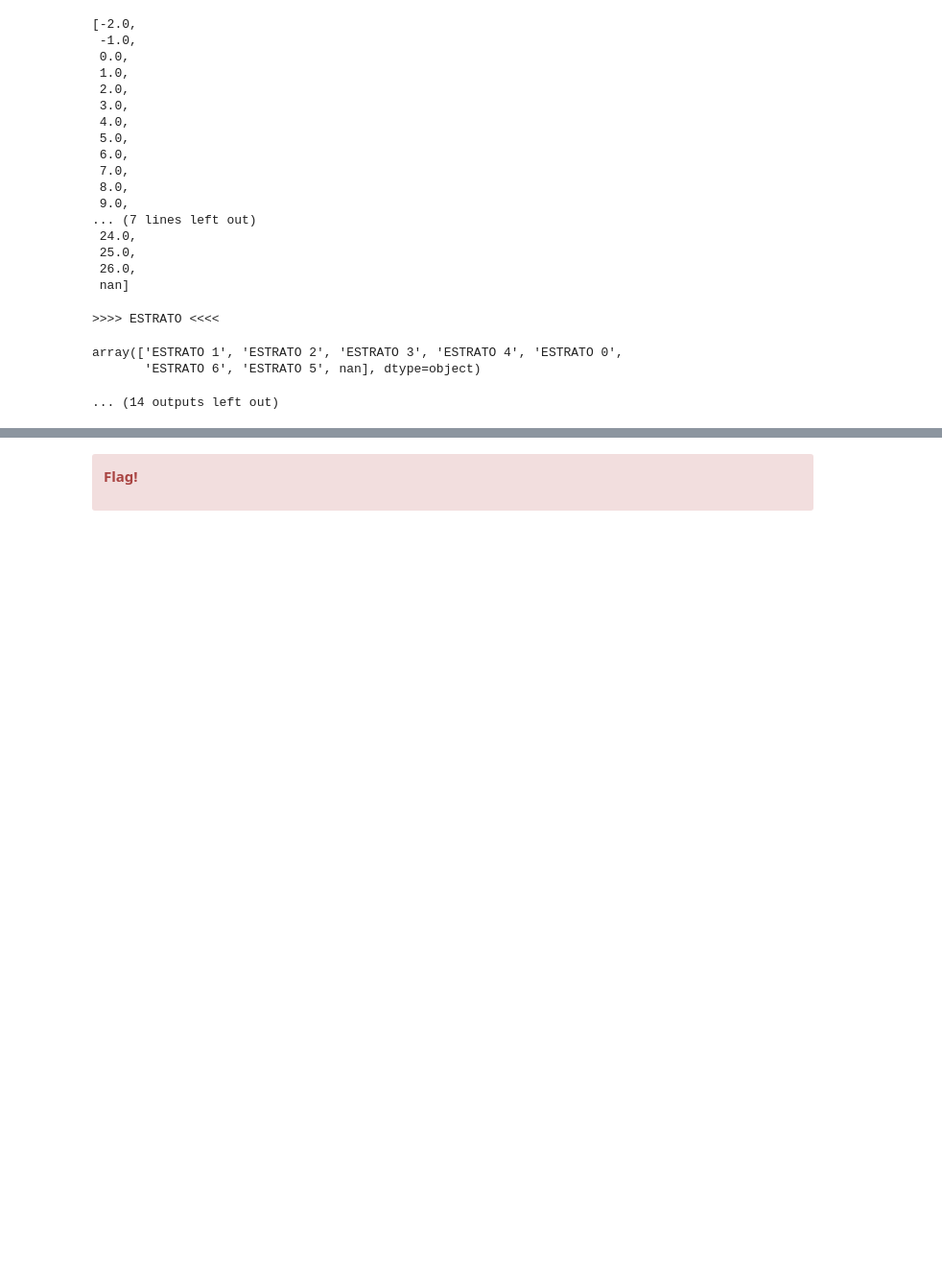
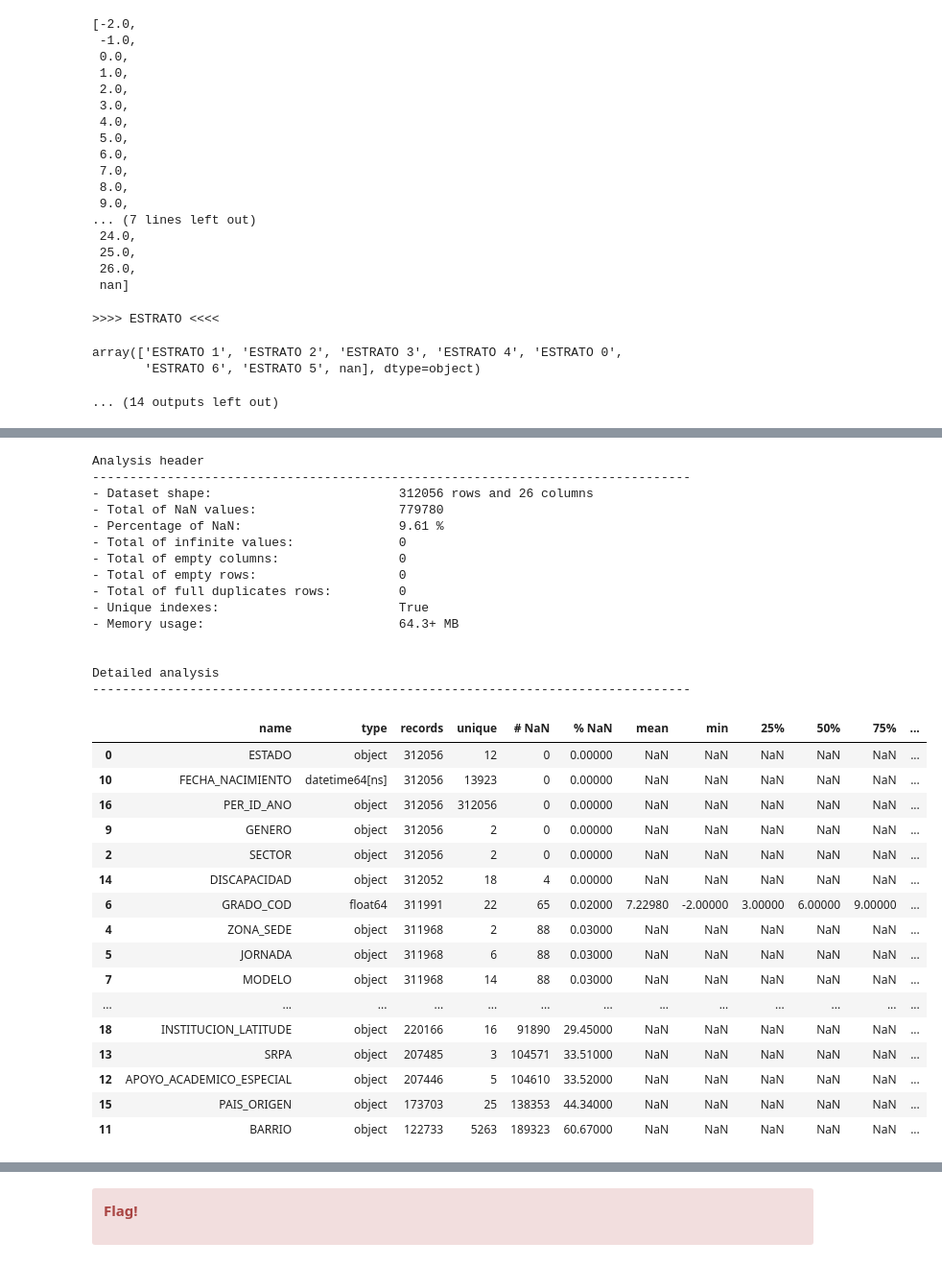
Before and after one commit to samirhinojosa/school-dropout-in-sogamoso, a Jupyter notebook: notebooks/school_dropout_eda - 07062022.ipynb, the cells around one changed output, grey strips where cells are left out. Shown: that part at 96% size. Cells and saved outputs as stored; diff of their text form; code cells hidden in the pictures; blank space fills up the shorter version.

```diff
--- a/notebooks/school_dropout_eda - 07062022.ipynb
+++ b/notebooks/school_dropout_eda - 07062022.ipynb
@@ -713,0 +1063,39 @@ NameError: name 'C' is not defined
+# %%
+df_students = df_temp.copy()
+# %%
+df_students = pd.merge(df_students, df_schools_MEN, on="INSTITUCION", how="left")
+# %%
+df_analysis(df_students, analysis_type="complete")
+# %% [output]
+Analysis header
+--------------------------------------------------------------------------------
+- Dataset shape:                         312056 rows and 26 columns
+- Total of NaN values:                   779780
+- Percentage of NaN:                     9.61 %
+- Total of infinite values:              0
+- Total of empty columns:                0
+- Total of empty rows:                   0
+- Total of full duplicates rows:         0
+- Unique indexes:                        True
+- Memory usage:                          64.3+ MB
+
+
+Detailed analysis
+--------------------------------------------------------------------------------
+|  | name | type | records | unique | # NaN | % NaN | mean | min | 25% | 50% | 75% | ... |
+| 0 | ESTADO | object | 312056 | 12 | 0 | 0.00000 | NaN | NaN | NaN | NaN | NaN | ... |
+| 10 | FECHA_NACIMIENTO | datetime64[ns] | 312056 | 13923 | 0 | 0.00000 | NaN | NaN | NaN | NaN | NaN | ... |
+| 16 | PER_ID_ANO | object | 312056 | 312056 | 0 | 0.00000 | NaN | NaN | NaN | NaN | NaN | ... |
+| 9 | GENERO | object | 312056 | 2 | 0 | 0.00000 | NaN | NaN | NaN | NaN | NaN | ... |
+| 2 | SECTOR | object | 312056 | 2 | 0 | 0.00000 | NaN | NaN | NaN | NaN | NaN | ... |
+| 14 | DISCAPACIDAD | object | 312052 | 18 | 4 | 0.00000 | NaN | NaN | NaN | NaN | NaN | ... |
+| 6 | GRADO_COD | float64 | 311991 | 22 | 65 | 0.02000 | 7.22980 | -2.00000 | 3.00000 | 6.00000 | 9.00000 | ... |
+| 4 | ZONA_SEDE | object | 311968 | 2 | 88 | 0.03000 | NaN | NaN | NaN | NaN | NaN | ... |
+| 5 | JORNADA | object | 311968 | 6 | 88 | 0.03000 | NaN | NaN | NaN | NaN | NaN | ... |
+| 7 | MODELO | object | 311968 | 14 | 88 | 0.03000 | NaN | NaN | NaN | NaN | NaN | ... |
+| ... | ... | ... | ... | ... | ... | ... | ... | ... | ... | ... | ... | ... |
+| 18 | INSTITUCION_LATITUDE | object | 220166 | 16 | 91890 | 29.45000 | NaN | NaN | NaN | NaN | NaN | ... |
+| 13 | SRPA | object | 207485 | 3 | 104571 | 33.51000 | NaN | NaN | NaN | NaN | NaN | ... |
+| 12 | APOYO_ACADEMICO_ESPECIAL | object | 207446 | 5 | 104610 | 33.52000 | NaN | NaN | NaN | NaN | NaN | ... |
+| 15 | PAIS_ORIGEN | object | 173703 | 25 | 138353 | 44.34000 | NaN | NaN | NaN | NaN | NaN | ... |
+| 11 | BARRIO | object | 122733 | 5263 | 189323 | 60.67000 | NaN | NaN | NaN | NaN | NaN | ... |
```
Also changed, not shown: parts of 44 cells of this notebook, 1 other file.
